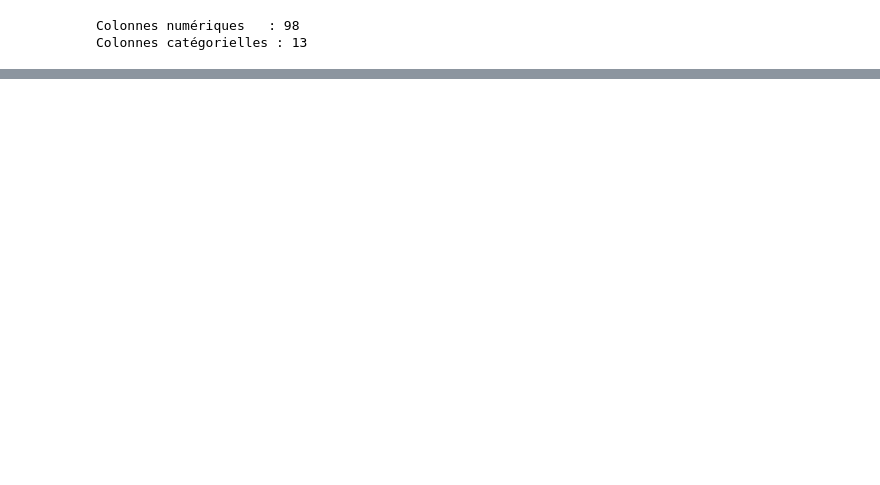
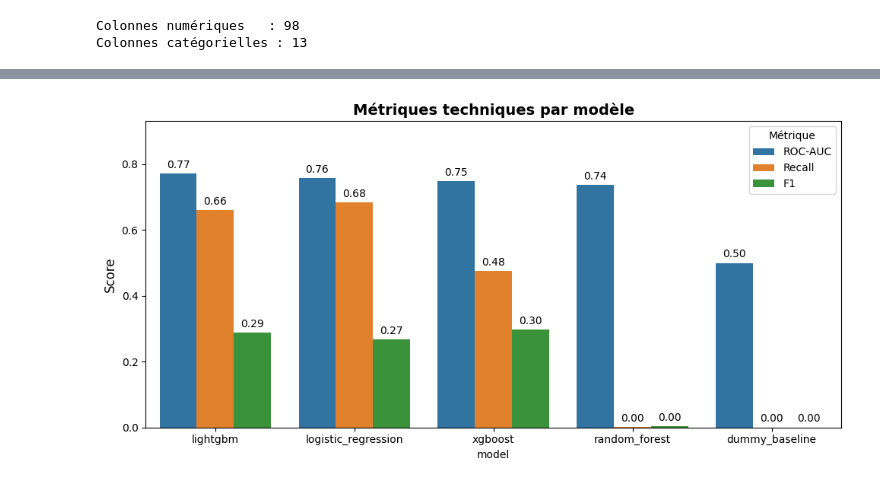
Before and after one commit to RaphaelRIVIERE/credit-scoring-mlops, a Jupyter notebook: notebooks/3_modeling.ipynb, the cells around one changed output, grey strips where cells are left out. Drawn from its saved outputs; the diff is of its cells as text; code cells hidden in the pictures; blank space fills up the shorter version.

```diff
--- a/notebooks/3_modeling.ipynb
+++ b/notebooks/3_modeling.ipynb
@@ -163,0 +186,31 @@ AUC moyen : 0.7357 ± 0.0093
+# %%
+DATASET_FILTER = "full" if not MODE_TEST else "sample_10pct"
+
+
+# Récupération des runs MLflow de cette expérience
+df_runs = mlflow.search_runs(experiment_names=["credit-scoring"])
+df_runs = (
+    df_runs[df_runs["tags.dataset"] == DATASET_FILTER]
+    .sort_values("start_time", ascending=False)
+    .head(5)
+)
+
+# Tableau récapitulatif
+cols = {
+    "tags.mlflow.runName":       "Modèle",
+    "metrics.roc_auc_test_mean": "ROC-AUC",
+    "metrics.recall_test_mean":  "Recall",
+    "metrics.f1_test_mean":      "F1",
+    "metrics.cout_metier":       "Coût métier",
+    "metrics.seuil_optimal":     "Seuil optimal",
+    "metrics.fit_time_final":    "Fit (s)",
+    "metrics.predict_time_val":  "Predict (s)",
+}
+df_summary = (
+    df_runs[list(cols.keys())]
+    .rename(columns=cols)
+    .set_index("Modèle")
+    .sort_values("ROC-AUC", ascending=False)
+    .round(4)
+)
+df_summary
@@ -163,0 +225,16 @@ AUC moyen : 0.7357 ± 0.0093
+# %%
+# Comparaison des métriques techniques (ROC-AUC, Recall, F1) par modèle
+fig, ax = plt.subplots(figsize=(10, 5))
+
+plot_metrics_comparison(
+    df_summary[["ROC-AUC", "Recall", "F1"]],
+    ax,
+    metric_cols={"ROC-AUC": "ROC-AUC", "Recall": "Recall", "F1": "F1"},
+    title="Métriques techniques par modèle",
+    ylabel="Score",
+)
+
+plt.tight_layout()
+plt.show()
+# %% [output]
+[figure, added]
```
Also changed, not shown: parts of 15 cells of this notebook, 4 other files.
